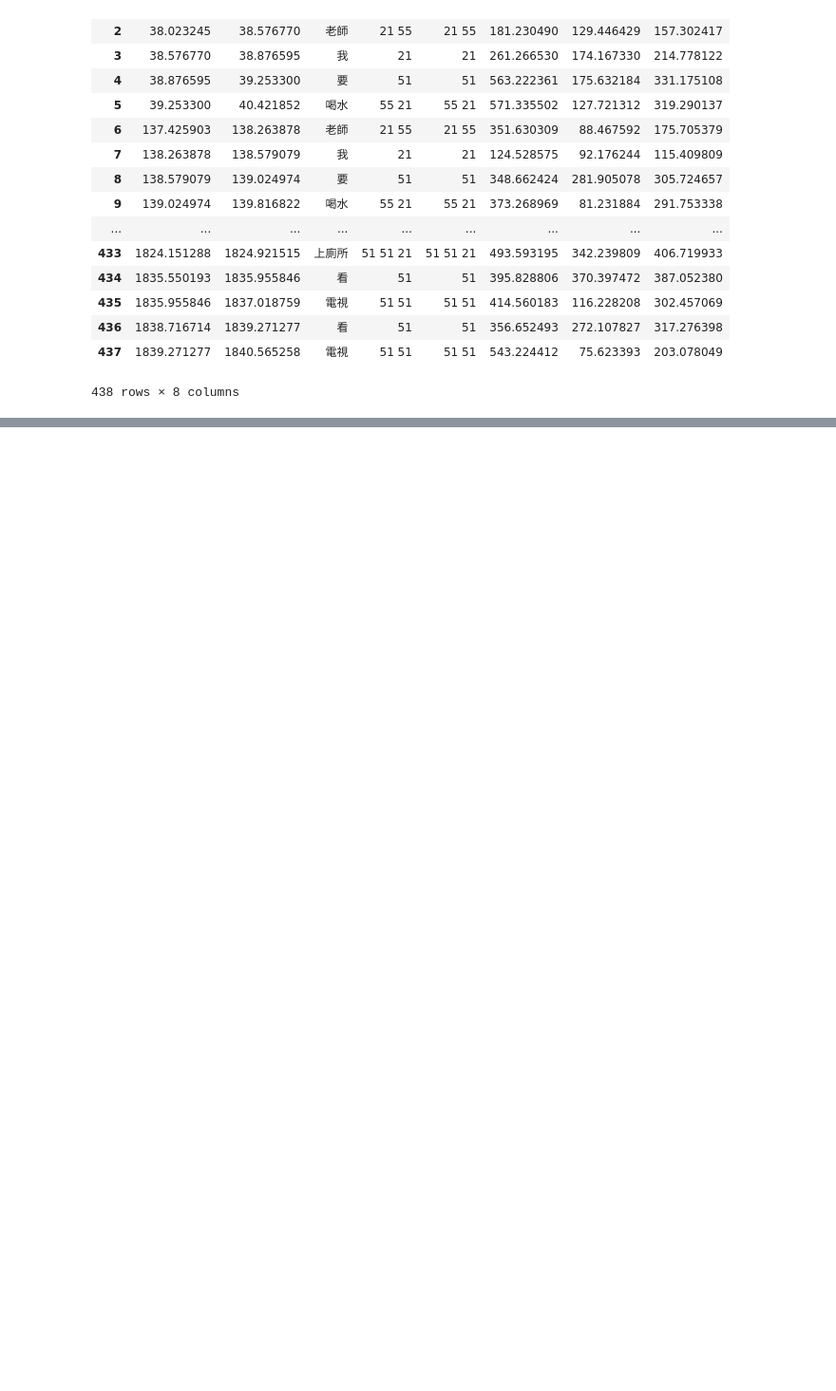
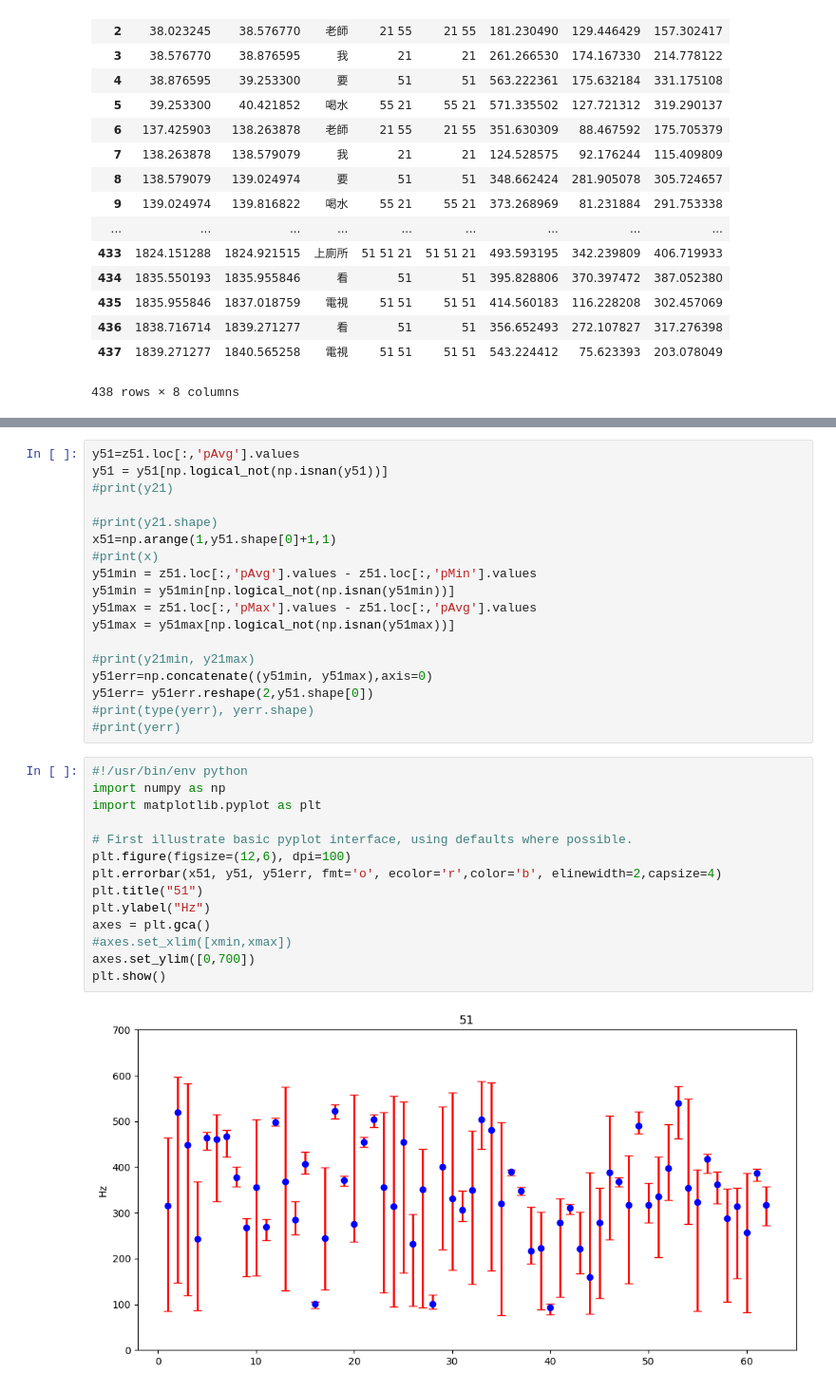
Before and after one commit to chainwu/thai-tone, a Jupyter notebook: thai-pitch.ipynb, the cells around one changed output, grey strips where cells are left out. Shown at 95% size. Saved outputs shown, nothing was run; the diff lists cells and outputs as text; blank space fills up the shorter version.

```diff
--- a/thai-pitch.ipynb
+++ b/thai-pitch.ipynb
@@ -250,0 +286,34 @@ plt.show()
+# %%
+y51=z51.loc[:,'pAvg'].values
+y51 = y51[np.logical_not(np.isnan(y51))]
+#print(y21)
+
+#print(y21.shape)
+x51=np.arange(1,y51.shape[0]+1,1)
+#print(x)
+y51min = z51.loc[:,'pAvg'].values - z51.loc[:,'pMin'].values
+y51min = y51min[np.logical_not(np.isnan(y51min))]
+y51max = z51.loc[:,'pMax'].values - z51.loc[:,'pAvg'].values
+y51max = y51max[np.logical_not(np.isnan(y51max))]
+
+#print(y21min, y21max)
+y51err=np.concatenate((y51min, y51max),axis=0)
+y51err= y51err.reshape(2,y51.shape[0])
+#print(type(yerr), yerr.shape)
+#print(yerr)
+# %%
+#!/usr/bin/env python
+import numpy as np
+import matplotlib.pyplot as plt
+
+# First illustrate basic pyplot interface, using defaults where possible.
+plt.figure(figsize=(12,6), dpi=100)
+plt.errorbar(x51, y51, y51err, fmt='o', ecolor='r',color='b', elinewidth=2,capsize=4)
+plt.title("51")
+plt.ylabel("Hz")
+axes = plt.gca()
+#axes.set_xlim([xmin,xmax])
+axes.set_ylim([0,700])
+plt.show()
+# %% [output]
+[figure, added]
```
Also changed, not shown: parts of 13 cells of this notebook, 1 other file.
